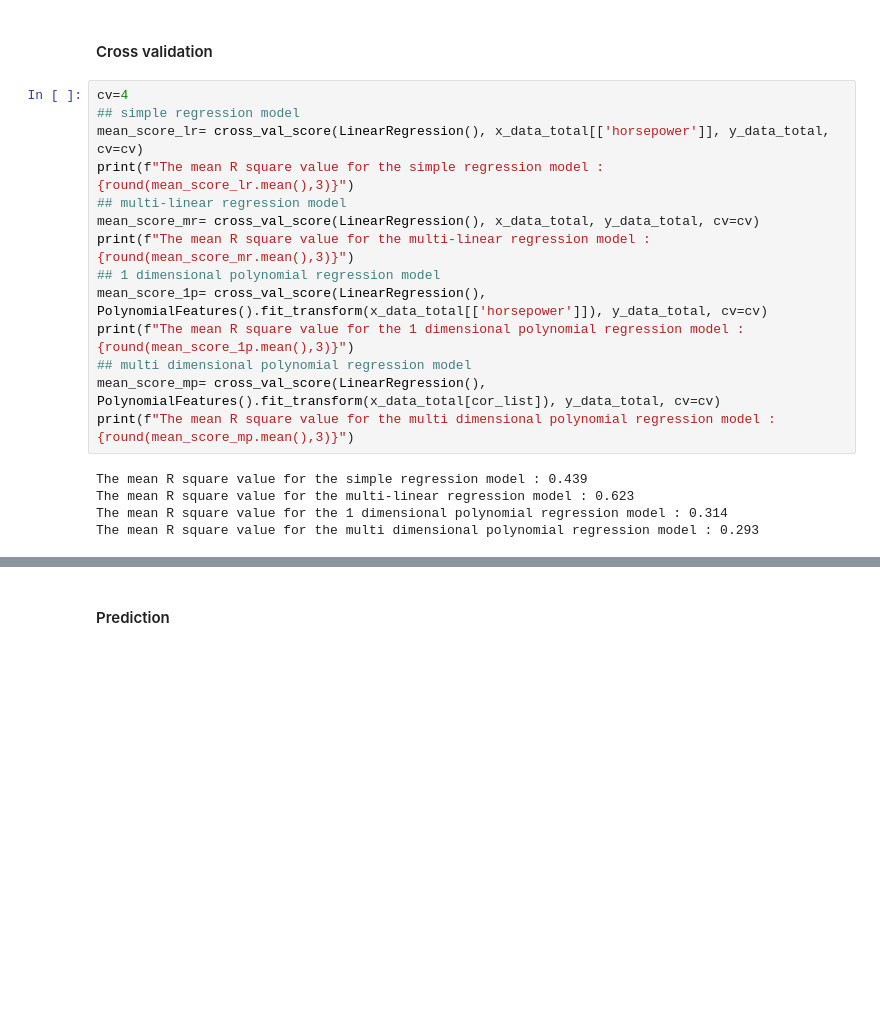
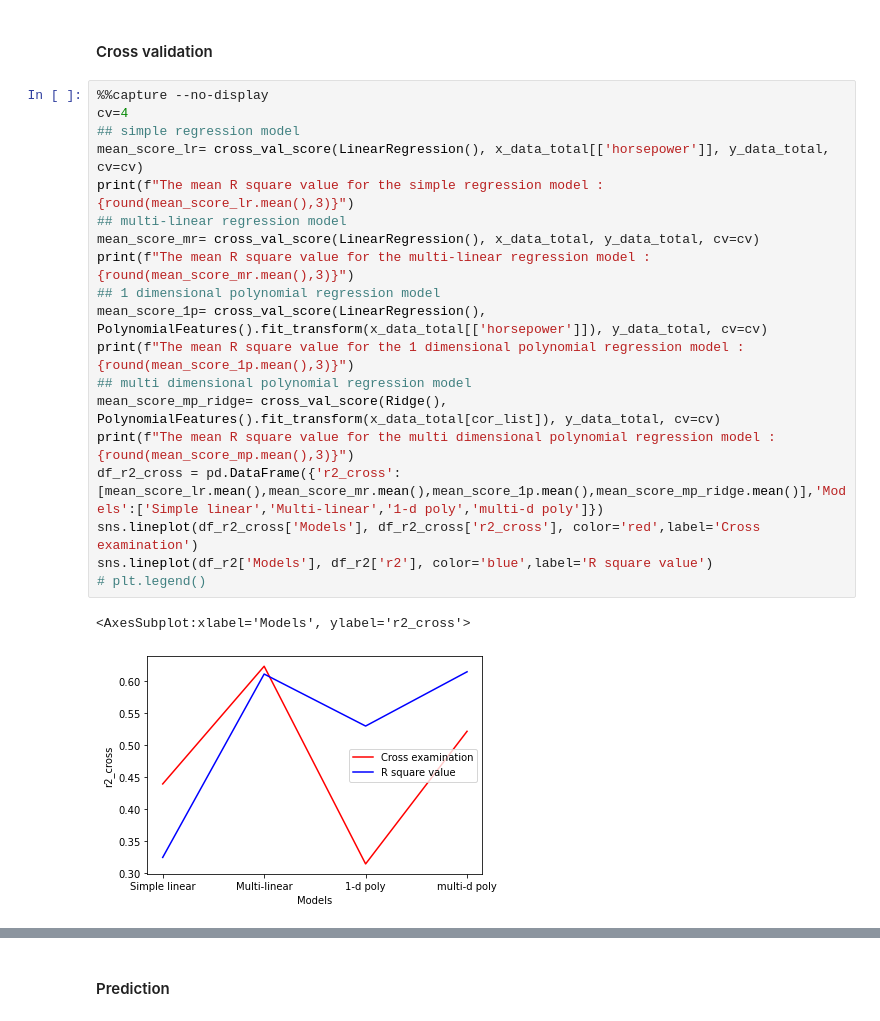
Before and after one commit to Farhad-Davaripour/Step_by_Step_Data_Analysis_Auto_Dataset, a Jupyter notebook: Code_Python.ipynb, the cells around one changed output, grey strips where cells are left out. Saved outputs shown, nothing was run; the diff lists cells and outputs as text; blank space fills up the shorter version.

```diff
--- a/Code_Python.ipynb
+++ b/Code_Python.ipynb
@@ -693,22 +686,25 @@ The R square value for the multi dimensional polynomial regression model : 0.415
 # %% [markdown]
 #### Cross validation
 # %%
+%%capture --no-display
 cv=4
 ## simple regression model
 mean_score_lr= cross_val_score(LinearRegression(), x_data_total[['horsepower']], y_data_total, cv=cv)
 print(f"The mean R square value for the simple regression model : {round(mean_score_lr.mean(),3)}")
 ## multi-linear regression model
 mean_score_mr= cross_val_score(LinearRegression(), x_data_total, y_data_total, cv=cv)
 print(f"The mean R square value for the multi-linear regression model : {round(mean_score_mr.mean(),3)}")
 ## 1 dimensional polynomial regression model
 mean_score_1p= cross_val_score(LinearRegression(), PolynomialFeatures().fit_transform(x_data_total[['horsepower']]), y_data_total, cv=cv)
 print(f"The mean R square value for the 1 dimensional polynomial regression model : {round(mean_score_1p.mean(),3)}")
 ## multi dimensional polynomial regression model
-mean_score_mp= cross_val_score(LinearRegression(), PolynomialFeatures().fit_transform(x_data_total[cor_list]), y_data_total, cv=cv)
+mean_score_mp_ridge= cross_val_score(Ridge(), PolynomialFeatures().fit_transform(x_data_total[cor_list]), y_data_total, cv=cv)
 print(f"The mean R square value for the multi dimensional polynomial regression model : {round(mean_score_mp.mean(),3)}")
+df_r2_cross = pd.DataFrame({'r2_cross':[mean_score_lr.mean(),mean_score_mr.mean(),mean_score_1p.mean(),mean_score_mp_ridge.mean()],'Models':['Simple linear','Multi-linear','1-d poly','multi-d poly']})
+sns.lineplot(df_r2_cross['Models'], df_r2_cross['r2_cross'], color='red',label='Cross examination')
+sns.lineplot(df_r2['Models'], df_r2['r2'], color='blue',label='R square value')
+# plt.legend()
 # %% [output]
-The mean R square value for the simple regression model : 0.439
-The mean R square value for the multi-linear regression model : 0.623
-The mean R square value for the 1 dimensional polynomial regression model : 0.314
-The mean R square value for the multi dimensional polynomial regression model : 0.293
+<AxesSubplot:xlabel='Models', ylabel='r2_cross'>
+[figure, added]
 # %% [markdown]
```
Also changed, not shown: parts of 21 cells of this notebook.
